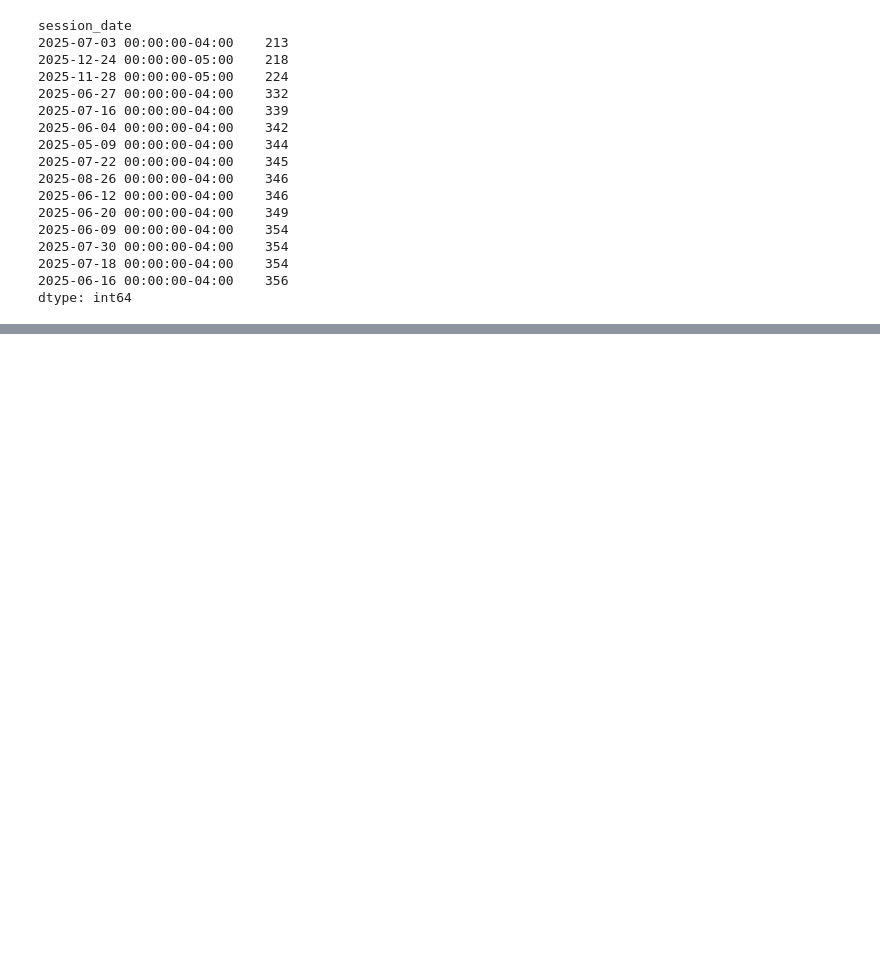
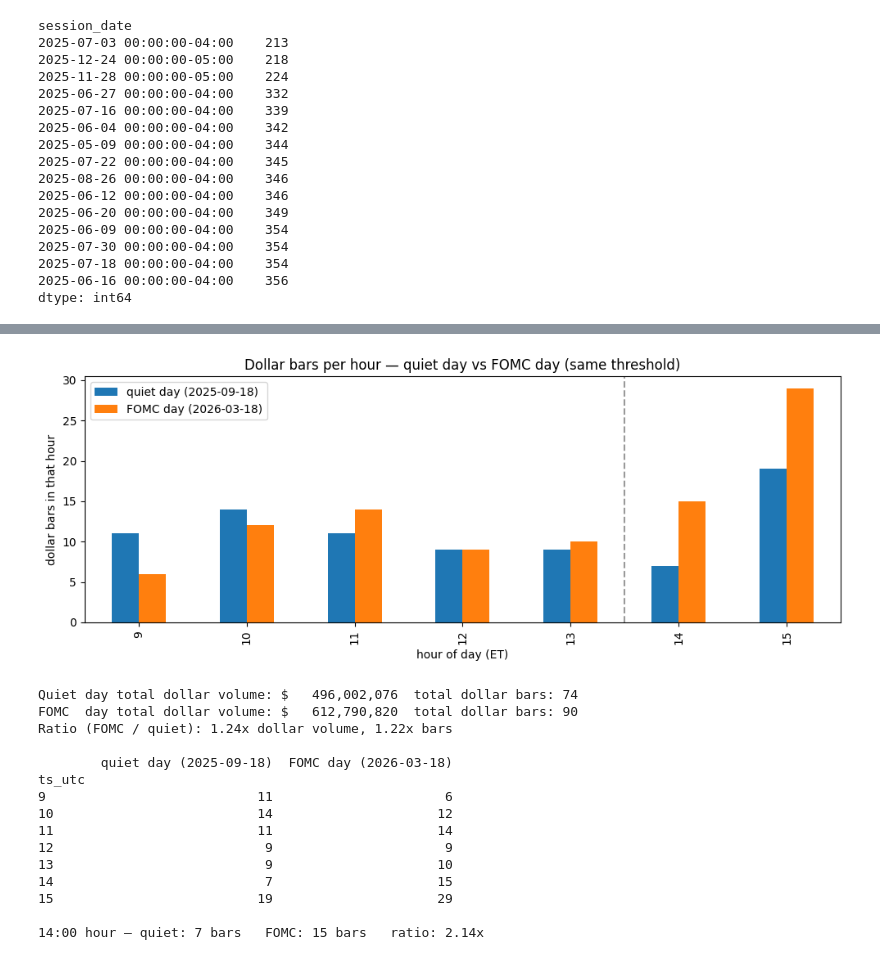
Before and after one commit to MichaelHelmers/quantitative-analysis, a Jupyter notebook: 06-bridge-to-intraday/lesson.ipynb, the cells around one changed output, grey strips where cells are left out. Drawn from its saved outputs; the diff is of its cells as text; code cells hidden in the pictures; blank space fills up the shorter version.

```diff
--- a/06-bridge-to-intraday/lesson.ipynb
+++ b/06-bridge-to-intraday/lesson.ipynb
@@ -258,0 +373,55 @@ See the README for full prompts. Briefly:
+# %%
+# Exercise 2: Dollar bars on a stress day.
+# Reuse the §6 quiet-day threshold and build dollar bars for one FOMC day.
+# Pick 2026-03-18 (a recent FOMC day). Plot bars-per-hour side-by-side with the §6 quiet day.
+
+# §6 already computed `threshold` from the quiet `ref_day`. Reuse it directly so
+# the two days are sampled on the *same* dollar-notional yardstick.
+fomc_pick = pd.Timestamp("2026-03-18").tz_localize("America/New_York")
+fomc_day = rth[rth["session_date"] == fomc_pick].copy()
+fomc_day["dollar"] = fomc_day["close"] * fomc_day["volume"]
+fomc_total = fomc_day["dollar"].sum()
+# Cumulative dollars // threshold = a fresh bar id every `threshold` of notional.
+fomc_day["cum"] = fomc_day["dollar"].cumsum()
+fomc_day["dollar_bar_id"] = (fomc_day["cum"] // threshold).astype(int)
+
+per_hour_quiet  = day.groupby(day.index.hour)["dollar_bar_id"].nunique()
+per_hour_fomc   = fomc_day.groupby(fomc_day.index.hour)["dollar_bar_id"].nunique()
+
+fig, ax = plt.subplots(figsize=(10, 4))
+cmp = pd.DataFrame({
+    f"quiet day ({ref_day.date()})": per_hour_quiet,
+    f"FOMC day ({fomc_pick.date()})": per_hour_fomc,
+})
+cmp.plot(kind="bar", ax=ax)
+ax.axvline(4.5, color="black", linestyle="--", alpha=0.4)  # between hour 13 and 14 — FOMC release
+ax.set_title("Dollar bars per hour — quiet day vs FOMC day (same threshold)")
+ax.set_xlabel("hour of day (ET)")
+ax.set_ylabel("dollar bars in that hour")
+plt.tight_layout(); plt.show()
+
+print(f"Quiet day total dollar volume: ${total_dollar:>14,.0f}  total dollar bars: {day['dollar_bar_id'].nunique()}")
+print(f"FOMC  day total dollar volume: ${fomc_total:>14,.0f}  total dollar bars: {fomc_day['dollar_bar_id'].nunique()}")
+print(f"Ratio (FOMC / quiet): {fomc_total/total_dollar:.2f}x dollar volume, "
+      f"{fomc_day['dollar_bar_id'].nunique()/day['dollar_bar_id'].nunique():.2f}x bars")
+print()
+print(cmp.fillna(0).astype(int))
+print(f"\n14:00 hour — quiet: {per_hour_quiet.get(14, 0)} bars   FOMC: {per_hour_fomc.get(14, 0)} bars   "
+      f"ratio: {per_hour_fomc.get(14, 0)/max(per_hour_quiet.get(14, 1), 1):.2f}x")
+# %% [output]
+[figure, added]
+Quiet day total dollar volume: $   496,002,076  total dollar bars: 74
+FOMC  day total dollar volume: $   612,790,820  total dollar bars: 90
+Ratio (FOMC / quiet): 1.24x dollar volume, 1.22x bars
+
+        quiet day (2025-09-18)  FOMC day (2026-03-18)
+ts_utc
+9                           11                      6
+10                          14                     12
+11                          11                     14
+12                           9                      9
+13                           9                     10
+14                           7                     15
+15                          19                     29
+
+14:00 hour — quiet: 7 bars   FOMC: 15 bars   ratio: 2.14x
```
Also changed, not shown: parts of 9 cells of this notebook, 1 other file.
